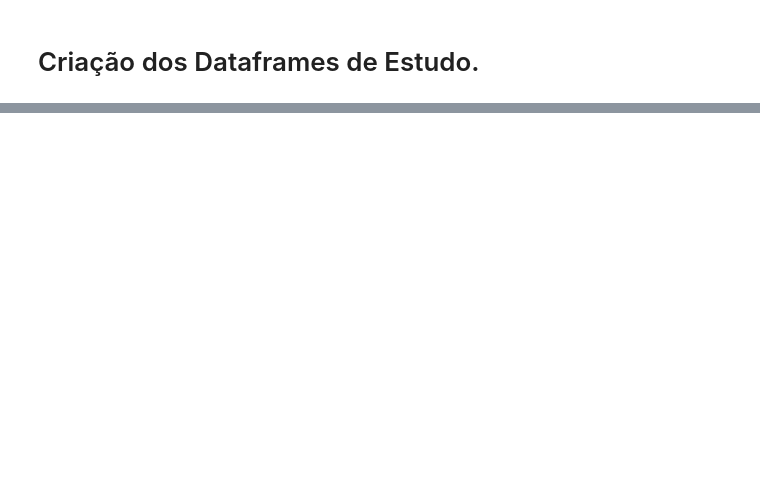
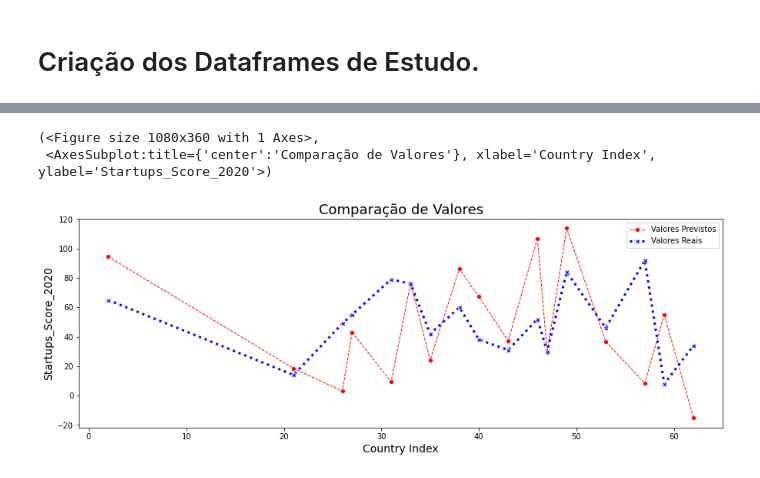
Before and after one commit to CesarSun/Digital-House-G3, a Jupyter notebook: T4-Integrador/DH_G3_T4_World_Freedom.ipynb, the cells around one changed output, grey strips where cells are left out. Cells and saved outputs as stored; diff of their text form; code cells hidden in the pictures; blank space fills up the shorter version.

```diff
--- a/T4-Integrador/DH_G3_T4_World_Freedom.ipynb
+++ b/T4-Integrador/DH_G3_T4_World_Freedom.ipynb
@@ -357,0 +604,23 @@ DF_std2.shape
+# %%
+ax = plt.subplots(figsize=(15,5))
+
+sns.lineplot(x=Xtest.index, y=ypred,
+             label="Valores Previstos",
+             color='red', marker='o',
+             linestyle='--', linewidth=1)
+
+sns.lineplot(x=Xtest.index,y=ytest,
+             label="Valores Reais",
+             color='blue', marker='X',
+             linestyle=':', linewidth=3)
+
+plt.legend(loc="best")
+plt.title('Comparação de Valores', fontsize=18)
+plt.xlabel('Country Index', fontsize=14)
+plt.ylabel('Startups_Score_2020', fontsize=14)
+plt.xticks(rotation=0)
+ax
+# %% [output]
+(<Figure size 1080x360 with 1 Axes>,
+ <AxesSubplot:title={'center':'Comparação de Valores'}, xlabel='Country Index', ylabel='Startups_Score_2020'>)
+[figure, added]
```
Also changed, not shown: parts of 18 cells of this notebook.
